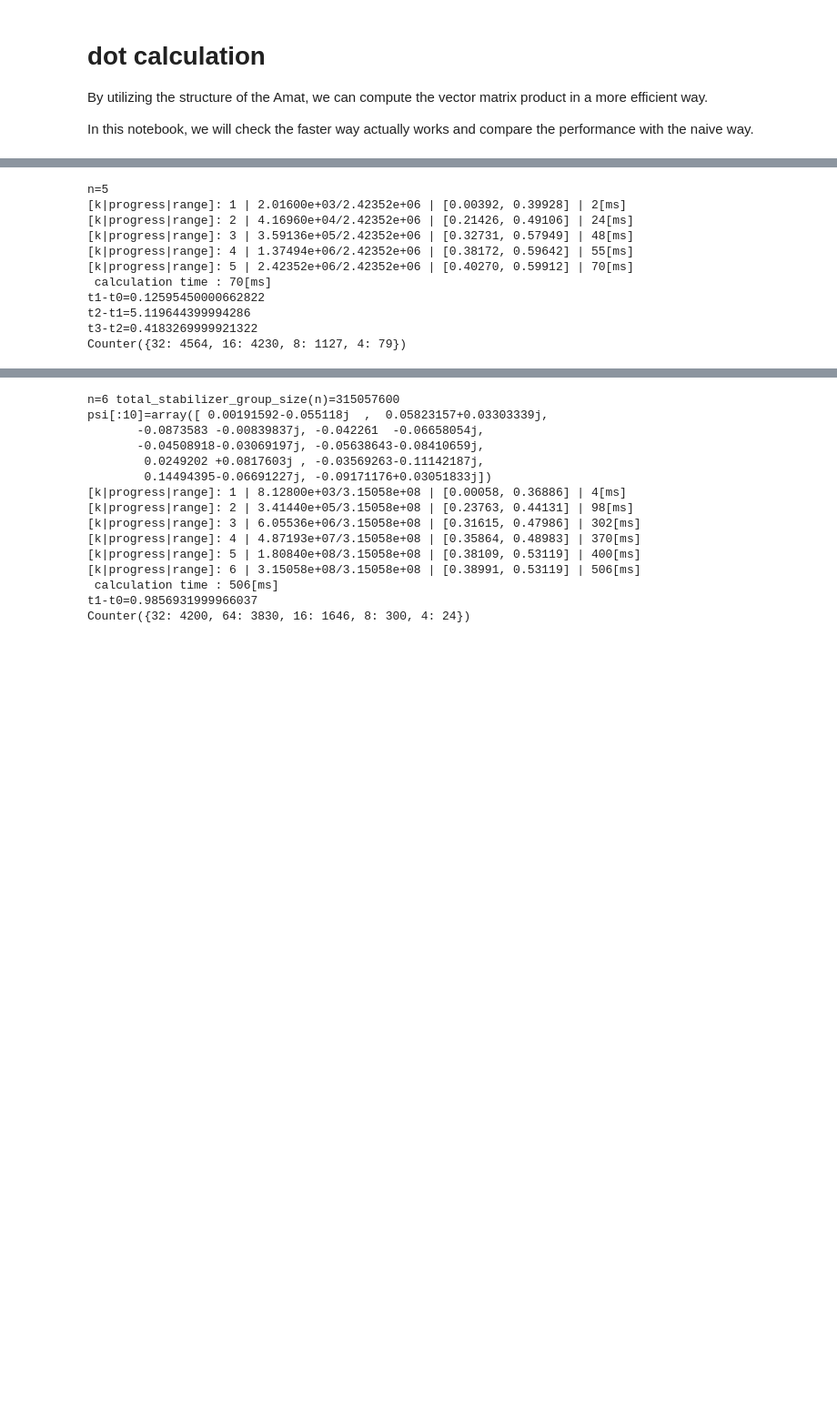
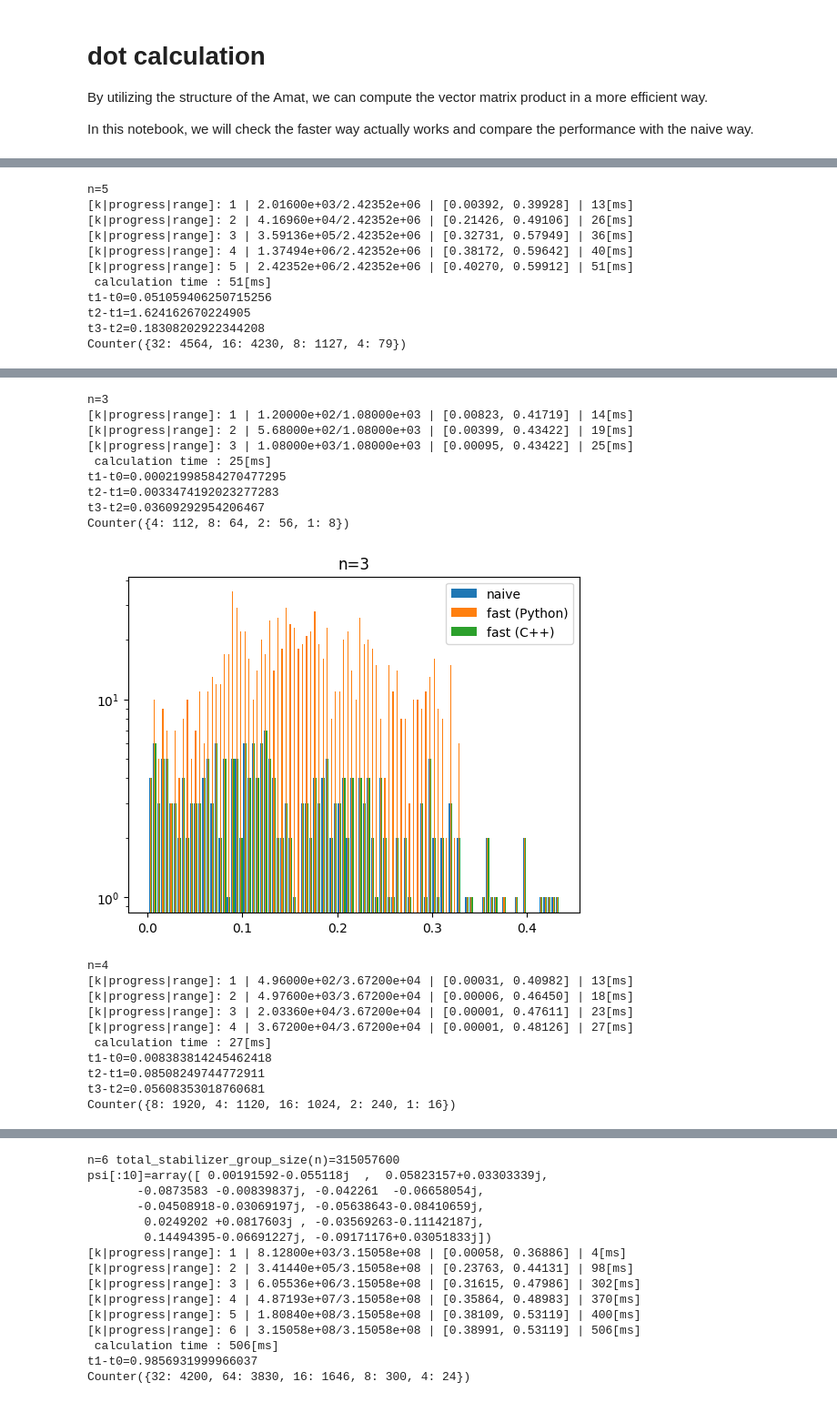
Before and after one commit to quantum-programming/stabilizer_extent, a Jupyter notebook: notebooks/dot_calculation.ipynb, the cells around one changed output, grey strips where cells are left out. Shown: that part at 91% size. Cells and saved outputs as stored; diff of their text form; code cells hidden in the pictures; blank space fills up the shorter version.

```diff
--- a/notebooks/dot_calculation.ipynb
+++ b/notebooks/dot_calculation.ipynb
@@ -27,7 +27,7 @@ for is_real_mode in [False, True]:
         random.seed(0)
         psi = make_random_quantum_state("pure", n, seed=0)
         if is_real_mode:
-            psi = psi.real
+            psi.imag = 0
 
         Amat = get_Amat(n)
         if is_real_mode:
@@ -77,14 +77,34 @@ t3-t2=0.2782619000063278
 Counter({16: 4459, 8: 4166, 4: 1241, 2: 129, 1: 5})
 [figure]
 n=5
-[k|progress|range]: 1 | 2.01600e+03/2.42352e+06 | [0.00392, 0.39928] | 2[ms]
-[k|progress|range]: 2 | 4.16960e+04/2.42352e+06 | [0.21426, 0.49106] | 24[ms]
-[k|progress|range]: 3 | 3.59136e+05/2.42352e+06 | [0.32731, 0.57949] | 48[ms]
-[k|progress|range]: 4 | 1.37494e+06/2.42352e+06 | [0.38172, 0.59642] | 55[ms]
-[k|progress|range]: 5 | 2.42352e+06/2.42352e+06 | [0.40270, 0.59912] | 70[ms]
- calculation time : 70[ms]
-t1-t0=0.12595450000662822
-t2-t1=5.119644399994286
-t3-t2=0.4183269999921322
+[k|progress|range]: 1 | 2.01600e+03/2.42352e+06 | [0.00392, 0.39928] | 13[ms]
+[k|progress|range]: 2 | 4.16960e+04/2.42352e+06 | [0.21426, 0.49106] | 26[ms]
+[k|progress|range]: 3 | 3.59136e+05/2.42352e+06 | [0.32731, 0.57949] | 36[ms]
+[k|progress|range]: 4 | 1.37494e+06/2.42352e+06 | [0.38172, 0.59642] | 40[ms]
+[k|progress|range]: 5 | 2.42352e+06/2.42352e+06 | [0.40270, 0.59912] | 51[ms]
+ calculation time : 51[ms]
+t1-t0=0.051059406250715256
+t2-t1=1.624162670224905
+t3-t2=0.18308202922344208
 Counter({32: 4564, 16: 4230, 8: 1127, 4: 79})
 [figure]
+n=3
+[k|progress|range]: 1 | 1.20000e+02/1.08000e+03 | [0.00823, 0.41719] | 14[ms]
+[k|progress|range]: 2 | 5.68000e+02/1.08000e+03 | [0.00399, 0.43422] | 19[ms]
+[k|progress|range]: 3 | 1.08000e+03/1.08000e+03 | [0.00095, 0.43422] | 25[ms]
+ calculation time : 25[ms]
+t1-t0=0.00021998584270477295
+t2-t1=0.0033474192023277283
+t3-t2=0.03609292954206467
+Counter({4: 112, 8: 64, 2: 56, 1: 8})
+[figure, added]
+n=4
+[k|progress|range]: 1 | 4.96000e+02/3.67200e+04 | [0.00031, 0.40982] | 13[ms]
+[k|progress|range]: 2 | 4.97600e+03/3.67200e+04 | [0.00006, 0.46450] | 18[ms]
+[k|progress|range]: 3 | 2.03360e+04/3.67200e+04 | [0.00001, 0.47611] | 23[ms]
+[k|progress|range]: 4 | 3.67200e+04/3.67200e+04 | [0.00001, 0.48126] | 27[ms]
+ calculation time : 27[ms]
+t1-t0=0.008383814245462418
+t2-t1=0.08508249744772911
+t3-t2=0.05608353018760681
+Counter({8: 1920, 4: 1120, 16: 1024, 2: 240, 1: 16})
```
Also changed, not shown: parts of 2 cells of this notebook, 4 other files.
